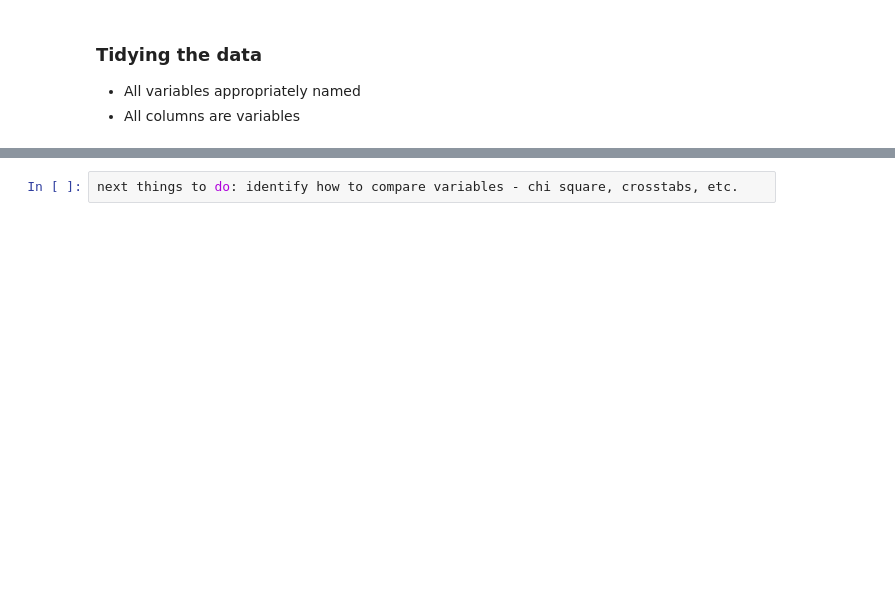
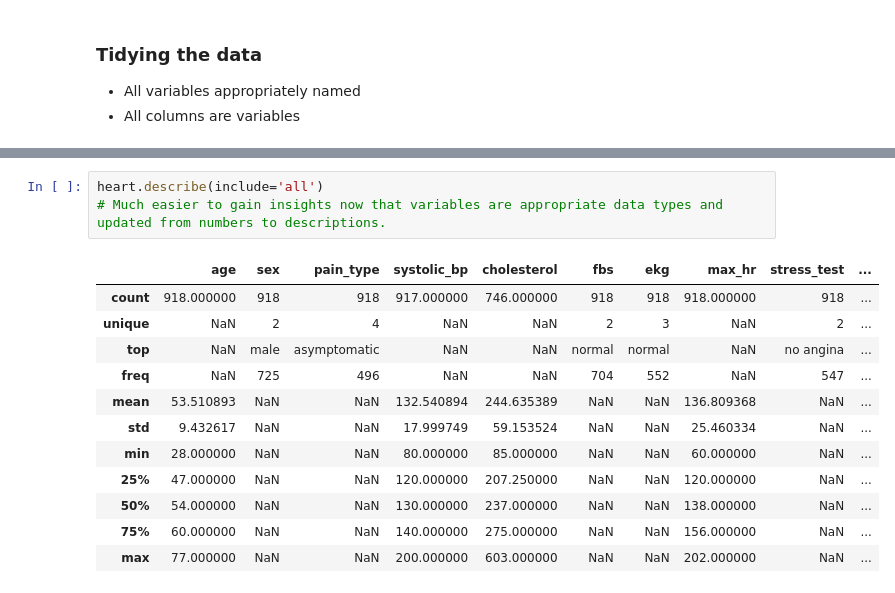
Before and after one commit to BitsAndGravy/heart-disease, a Jupyter notebook: Heart Disease.ipynb, the cells around one changed output, grey strips where cells are left out. Drawn from its saved outputs; the diff is of its cells as text; blank space fills up the shorter version.

Commit message:
Mostly completed stats
Shapiro-Wilk test for fun; Chi-squared

```diff
--- a/Heart Disease.ipynb
+++ b/Heart Disease.ipynb
@@ -439,2 +466,16 @@ Current plan: Use correlational statistics to identify variables that have a hig
 # %%
-next things to do: identify how to compare variables - chi square, crosstabs, etc.
+heart.describe(include='all')
+# Much easier to gain insights now that variables are appropriate data types and updated from numbers to descriptions.
+# %% [output]
+|  | age | sex | pain_type | systolic_bp | cholesterol | fbs | ekg | max_hr | stress_test | ... |
+| count | 918.000000 | 918 | 918 | 917.000000 | 746.000000 | 918 | 918 | 918.000000 | 918 | ... |
+| unique | NaN | 2 | 4 | NaN | NaN | 2 | 3 | NaN | 2 | ... |
+| top | NaN | male | asymptomatic | NaN | NaN | normal | normal | NaN | no angina | ... |
+| freq | NaN | 725 | 496 | NaN | NaN | 704 | 552 | NaN | 547 | ... |
+| mean | 53.510893 | NaN | NaN | 132.540894 | 244.635389 | NaN | NaN | 136.809368 | NaN | ... |
+| std | 9.432617 | NaN | NaN | 17.999749 | 59.153524 | NaN | NaN | 25.460334 | NaN | ... |
+| min | 28.000000 | NaN | NaN | 80.000000 | 85.000000 | NaN | NaN | 60.000000 | NaN | ... |
+| 25% | 47.000000 | NaN | NaN | 120.000000 | 207.250000 | NaN | NaN | 120.000000 | NaN | ... |
+| 50% | 54.000000 | NaN | NaN | 130.000000 | 237.000000 | NaN | NaN | 138.000000 | NaN | ... |
+| 75% | 60.000000 | NaN | NaN | 140.000000 | 275.000000 | NaN | NaN | 156.000000 | NaN | ... |
+| max | 77.000000 | NaN | NaN | 200.000000 | 603.000000 | NaN | NaN | 202.000000 | NaN | ... |
```
Also changed, not shown: parts of 15 cells of this notebook.
